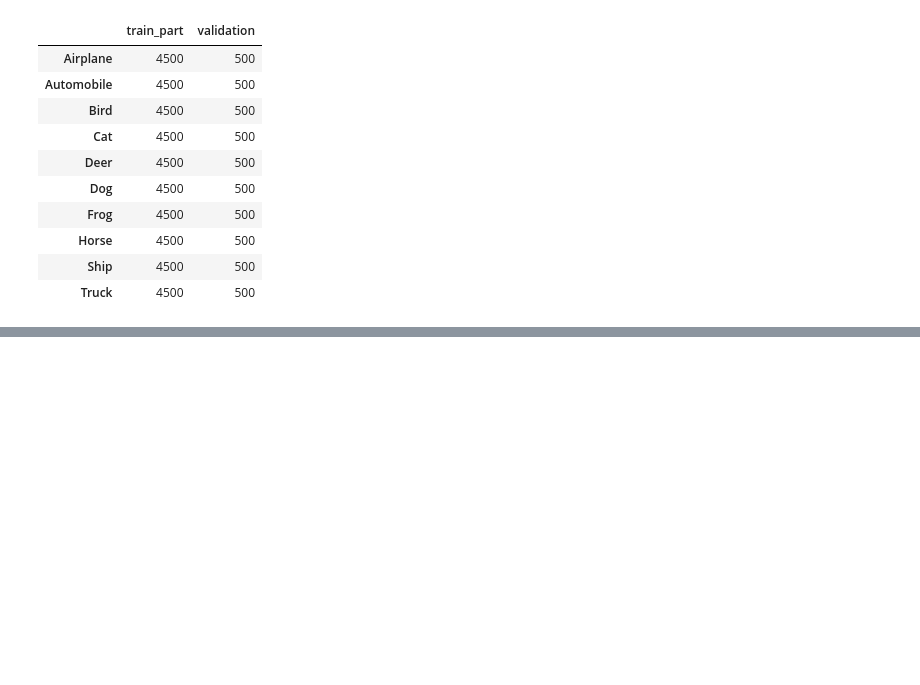
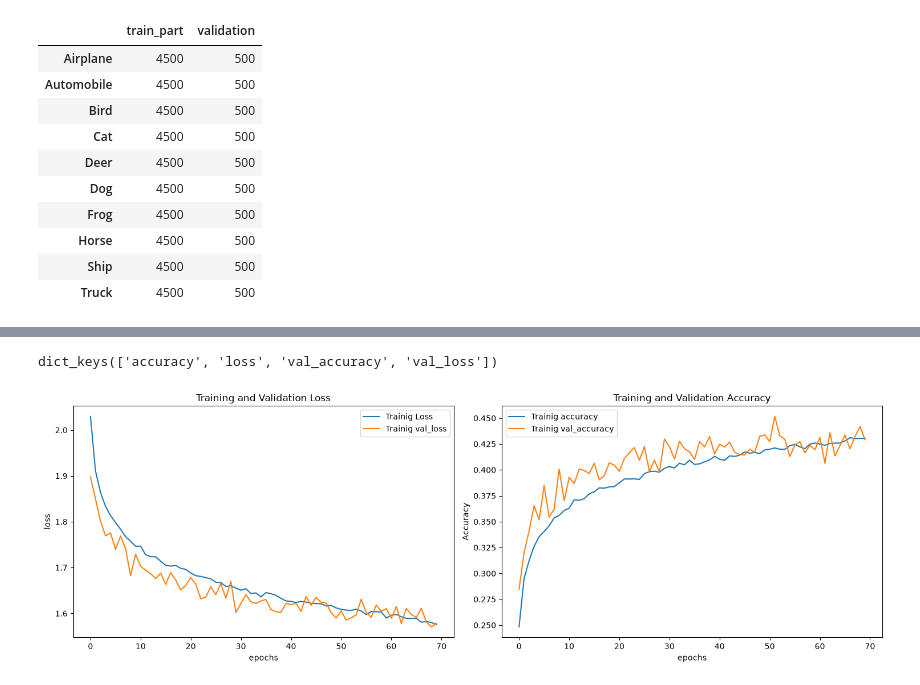
Before and after one commit to isapour0/CIFAR10-mlp-cnn, a Jupyter notebook: notebooks/CIFAR10-mlp.ipynb, the cells around one changed output, grey strips where cells are left out. Cells and saved outputs as stored; diff of their text form; code cells hidden in the pictures; blank space fills up the shorter version.

Commit message:
feat: train baseline MLP

```diff
--- a/notebooks/CIFAR10-mlp.ipynb
+++ b/notebooks/CIFAR10-mlp.ipynb
@@ -399,0 +459,18 @@ pd.DataFrame({
+# %%
+# Step 2: Compile with learning rete, evaluation criteria and CrossEntropy
+model.compile(
+    optimizer=Adam(learning_rate=0.001),
+    loss='categorical_crossentropy',
+    metrics=['accuracy']
+)
+# %%
+# Step 3: Fitting on training data validation date sets
+history = model.fit(
+    X_train_flat, y_train_cat,
+    validation_data=(X_val_flat, y_val_cat),
+    epochs=70,
+    batch_size=64,
+    verbose=2,
+)
+
+model.save("../models/mlp.keras")
@@ -399,0 +503,25 @@ pd.DataFrame({
+# %%
+history.history.keys()
+# %% [output]
+dict_keys(['accuracy', 'loss', 'val_accuracy', 'val_loss'])
+# %%
+fig, axes = plt.subplots(1, 2, figsize=(15, 5))
+
+axes[0].plot(history.history['loss'], label='Trainig Loss')
+axes[0].plot(history.history['val_loss'], label='Trainig val_loss')
+axes[0].set_title('Training and Validation Loss')
+axes[0].set_xlabel('epochs')
+axes[0].set_ylabel('loss')
+axes[0].legend()
+
+axes[1].plot(history.history['accuracy'], label='Trainig accuracy')
+axes[1].plot(history.history['val_accuracy'], label='Trainig val_accuracy')
+axes[1].set_title('Training and Validation Accuracy')
+axes[1].set_xlabel('epochs')
+axes[1].set_ylabel('Accuracy')
+axes[1].legend()
+
+plt.tight_layout()
+plt.show()
+# %% [output]
+[figure, added]
```
Also changed, not shown: parts of 7 cells of this notebook, 2 other files.
